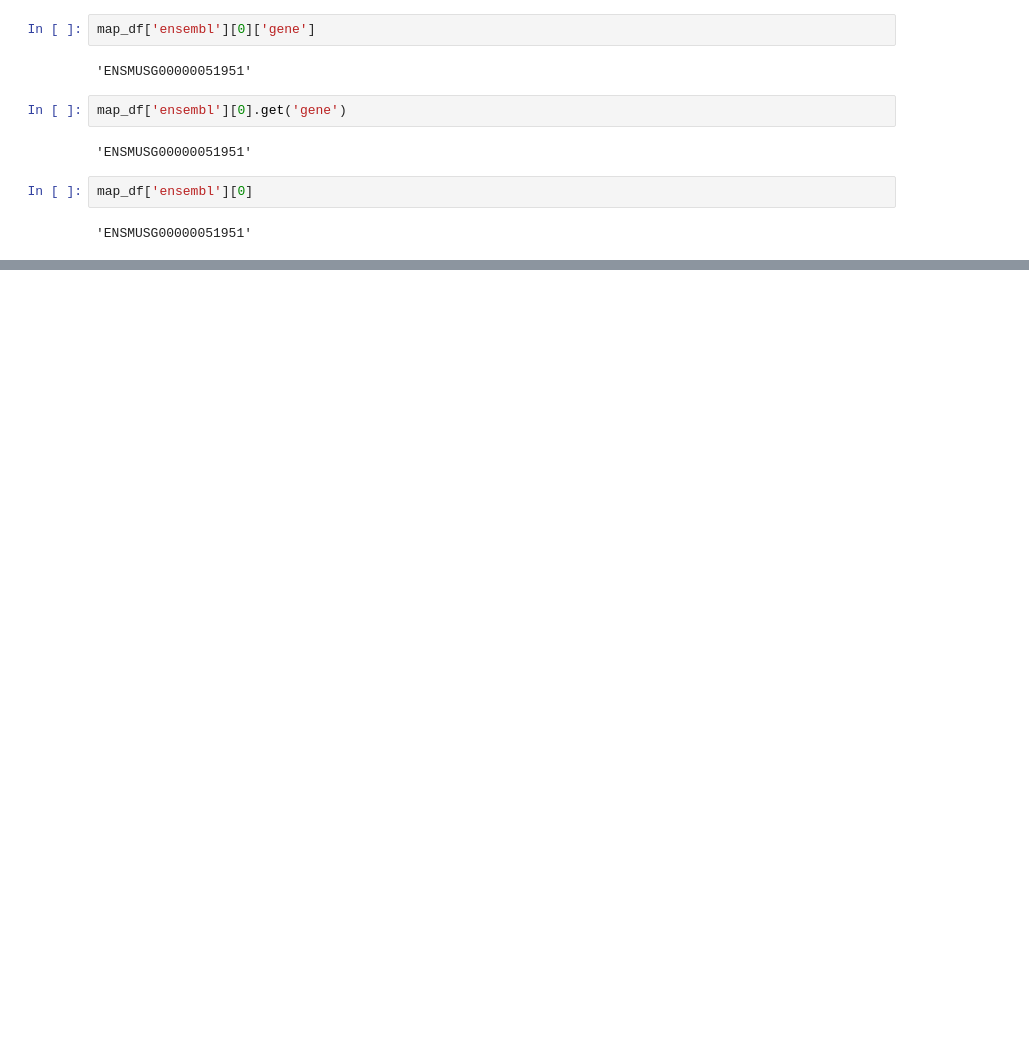
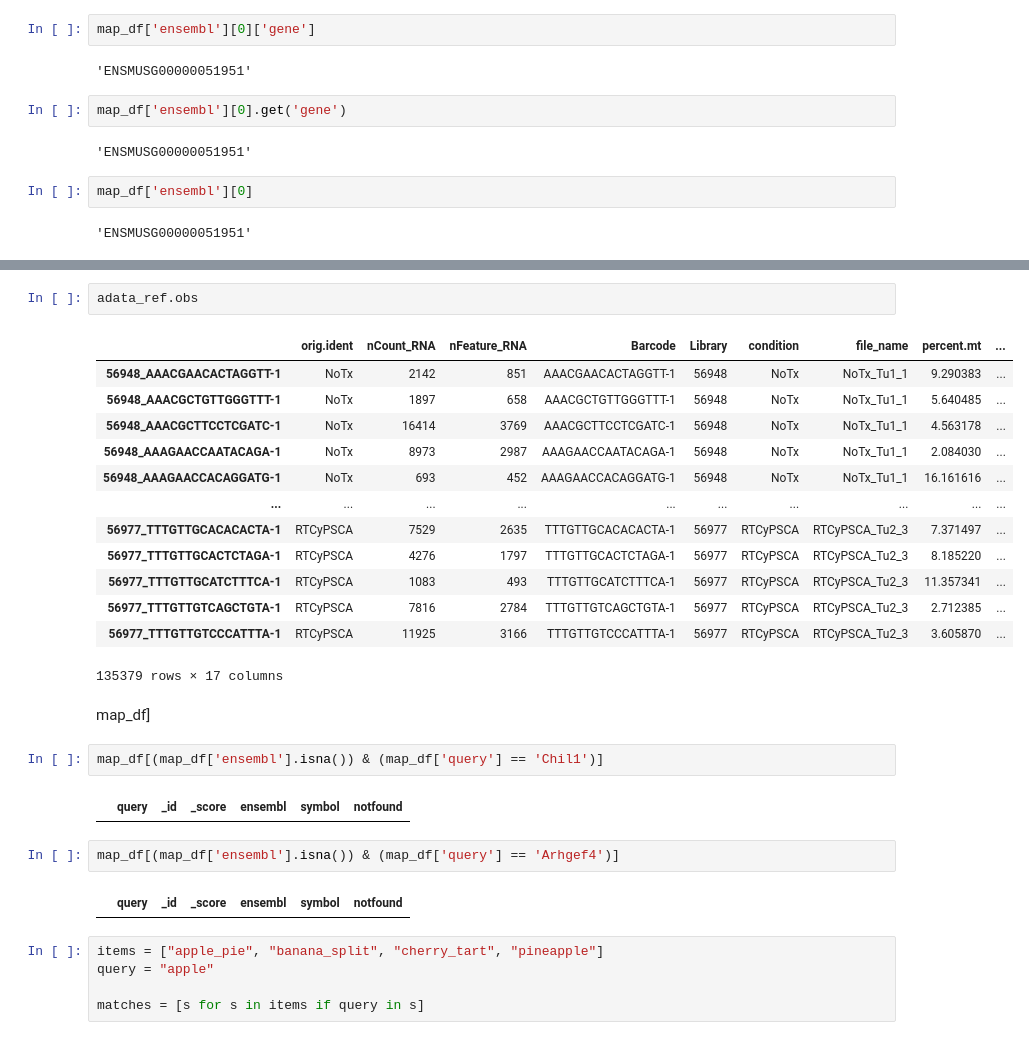
Before and after one commit to Li-Lab-COH/Spatial_CAR_T, a Jupyter notebook: CellTypeAnnotation/Annotating_Cells_testing.ipynb, the cells around one changed output, grey strips where cells are left out. Saved outputs shown, nothing was run; the diff lists cells and outputs as text; blank space fills up the shorter version.

```diff
--- a/CellTypeAnnotation/Annotating_Cells_testing.ipynb
+++ b/CellTypeAnnotation/Annotating_Cells_testing.ipynb
@@ -367,0 +723,31 @@ map_df['ensembl'][0]
+# %%
+adata_ref.obs
+# %% [output]
+|  | orig.ident | nCount_RNA | nFeature_RNA | Barcode | Library | condition | file_name | percent.mt | ... |
+| 56948_AAACGAACACTAGGTT-1 | NoTx | 2142 | 851 | AAACGAACACTAGGTT-1 | 56948 | NoTx | NoTx_Tu1_1 | 9.290383 | ... |
+| 56948_AAACGCTGTTGGGTTT-1 | NoTx | 1897 | 658 | AAACGCTGTTGGGTTT-1 | 56948 | NoTx | NoTx_Tu1_1 | 5.640485 | ... |
+| 56948_AAACGCTTCCTCGATC-1 | NoTx | 16414 | 3769 | AAACGCTTCCTCGATC-1 | 56948 | NoTx | NoTx_Tu1_1 | 4.563178 | ... |
+| 56948_AAAGAACCAATACAGA-1 | NoTx | 8973 | 2987 | AAAGAACCAATACAGA-1 | 56948 | NoTx | NoTx_Tu1_1 | 2.084030 | ... |
+| 56948_AAAGAACCACAGGATG-1 | NoTx | 693 | 452 | AAAGAACCACAGGATG-1 | 56948 | NoTx | NoTx_Tu1_1 | 16.161616 | ... |
+| ... | ... | ... | ... | ... | ... | ... | ... | ... | ... |
+| 56977_TTTGTTGCACACACTA-1 | RTCyPSCA | 7529 | 2635 | TTTGTTGCACACACTA-1 | 56977 | RTCyPSCA | RTCyPSCA_Tu2_3 | 7.371497 | ... |
+| 56977_TTTGTTGCACTCTAGA-1 | RTCyPSCA | 4276 | 1797 | TTTGTTGCACTCTAGA-1 | 56977 | RTCyPSCA | RTCyPSCA_Tu2_3 | 8.185220 | ... |
+| 56977_TTTGTTGCATCTTTCA-1 | RTCyPSCA | 1083 | 493 | TTTGTTGCATCTTTCA-1 | 56977 | RTCyPSCA | RTCyPSCA_Tu2_3 | 11.357341 | ... |
+| 56977_TTTGTTGTCAGCTGTA-1 | RTCyPSCA | 7816 | 2784 | TTTGTTGTCAGCTGTA-1 | 56977 | RTCyPSCA | RTCyPSCA_Tu2_3 | 2.712385 | ... |
+| 56977_TTTGTTGTCCCATTTA-1 | RTCyPSCA | 11925 | 3166 | TTTGTTGTCCCATTTA-1 | 56977 | RTCyPSCA | RTCyPSCA_Tu2_3 | 3.605870 | ... |
+135379 rows × 17 columns
+# %% [markdown]
+map_df]
+# %%
+map_df[(map_df['ensembl'].isna()) & (map_df['query'] == 'Chil1')]
+# %% [output]
+|  | query | _id | _score | ensembl | symbol | notfound |
+# %%
+map_df[(map_df['ensembl'].isna()) & (map_df['query'] == 'Arhgef4')]
+# %% [output]
+|  | query | _id | _score | ensembl | symbol | notfound |
+# %%
+items = ["apple_pie", "banana_split", "cherry_tart", "pineapple"]
+query = "apple"
+
+matches = [s for s in items if query in s]
```
Also changed, not shown: parts of 77 cells of this notebook, 1 other file.
